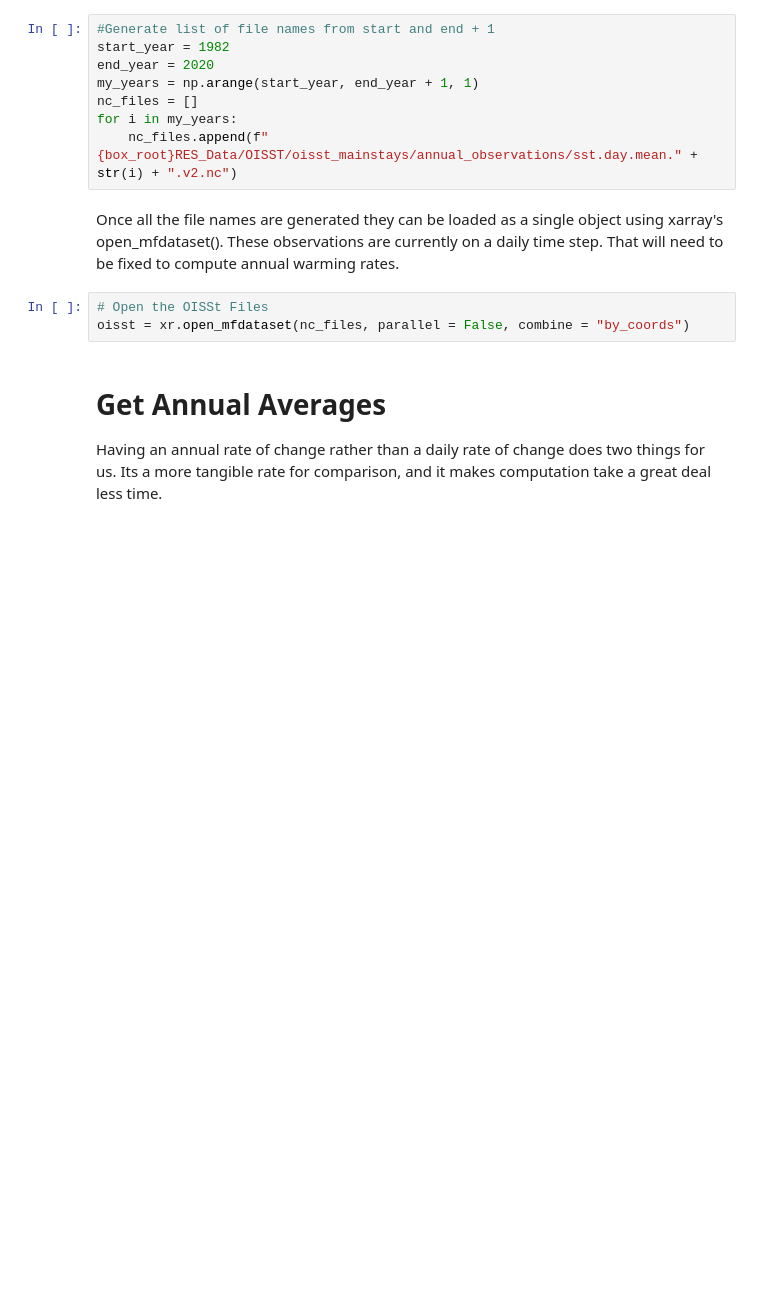
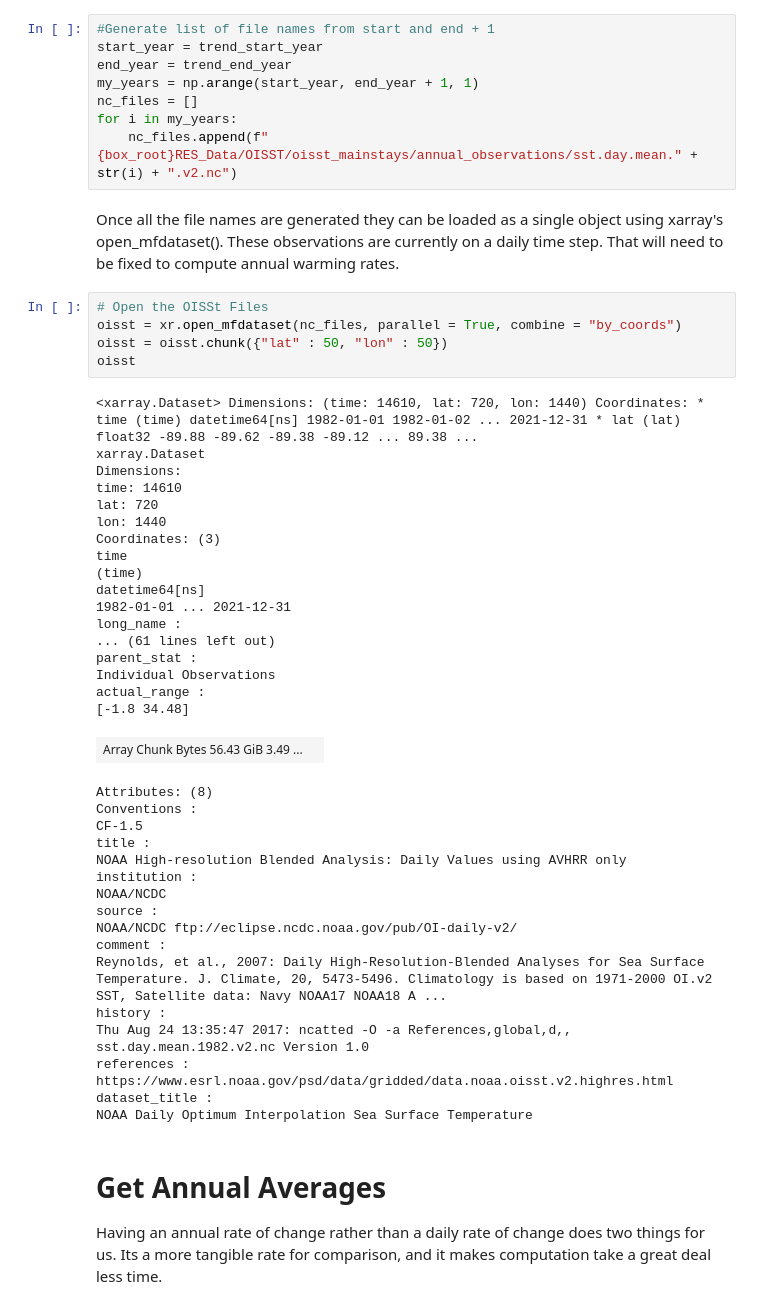
Before and after one commit to adamkemberling/oisst_mainstays, a Jupyter notebook: notebooks/03_BASE_Warming_Trends.ipynb, the cells around one changed output. Cells and saved outputs as stored; diff of their text form; blank space fills up the shorter version.

```diff
--- a/notebooks/03_BASE_Warming_Trends.ipynb
+++ b/notebooks/03_BASE_Warming_Trends.ipynb
@@ -41,8 +41,8 @@ First step is to get everything loaded, so step one is to load in all the yearly
 **NOTE:** Most recent year may need to be excluded as it is not a complete year. An alternative could be to weight the years by their number of days.
 # %%
 #Generate list of file names from start and end + 1
-start_year = 1982
-end_year = 2020
+start_year = trend_start_year
+end_year = trend_end_year
 my_years = np.arange(start_year, end_year + 1, 1)
 nc_files = []
 for i in my_years:
@@ -51,7 +51,45 @@ for i in my_years:
 Once all the file names are generated they can be loaded as a single object using xarray's open_mfdataset(). These observations are currently on a daily time step. That will need to be fixed to compute annual warming rates.
 # %%
 # Open the OISSt Files
-oisst = xr.open_mfdataset(nc_files, parallel = False, combine = "by_coords")
+oisst = xr.open_mfdataset(nc_files, parallel = True, combine = "by_coords")
+oisst = oisst.chunk({"lat" : 50, "lon" : 50})
+oisst
+# %% [output]
+<xarray.Dataset> Dimensions: (time: 14610, lat: 720, lon: 1440) Coordinates: * time (time) datetime64[ns] 1982-01-01 1982-01-02 ... 2021-12-31 * lat (lat) float32 -89.88 -89.62 -89.38 -89.12 ... 89.38 ...
+xarray.Dataset
+Dimensions:
+time: 14610
+lat: 720
+lon: 1440
+Coordinates: (3)
+time
+(time)
+datetime64[ns]
+1982-01-01 ... 2021-12-31
+long_name :
+... (61 lines left out)
+parent_stat :
+Individual Observations
+actual_range :
+[-1.8 34.48]
+| Array Chunk Bytes 56.43 GiB 3.49 ... |  |
+Attributes: (8)
+Conventions :
+CF-1.5
+title :
+NOAA High-resolution Blended Analysis: Daily Values using AVHRR only
+institution :
+NOAA/NCDC
+source :
+NOAA/NCDC ftp://eclipse.ncdc.noaa.gov/pub/OI-daily-v2/
+comment :
+Reynolds, et al., 2007: Daily High-Resolution-Blended Analyses for Sea Surface Temperature. J. Climate, 20, 5473-5496. Climatology is based on 1971-2000 OI.v2 SST, Satellite data: Navy NOAA17 NOAA18 A ...
+history :
+Thu Aug 24 13:35:47 2017: ncatted -O -a References,global,d,, sst.day.mean.1982.v2.nc Version 1.0
+references :
+https://www.esrl.noaa.gov/psd/data/gridded/data.noaa.oisst.v2.highres.html
+dataset_title :
+NOAA Daily Optimum Interpolation Sea Surface Temperature
 # %% [markdown]
 # Get Annual Averages
 
```
Also changed, not shown: parts of 14 cells of this notebook, 7 other files.
